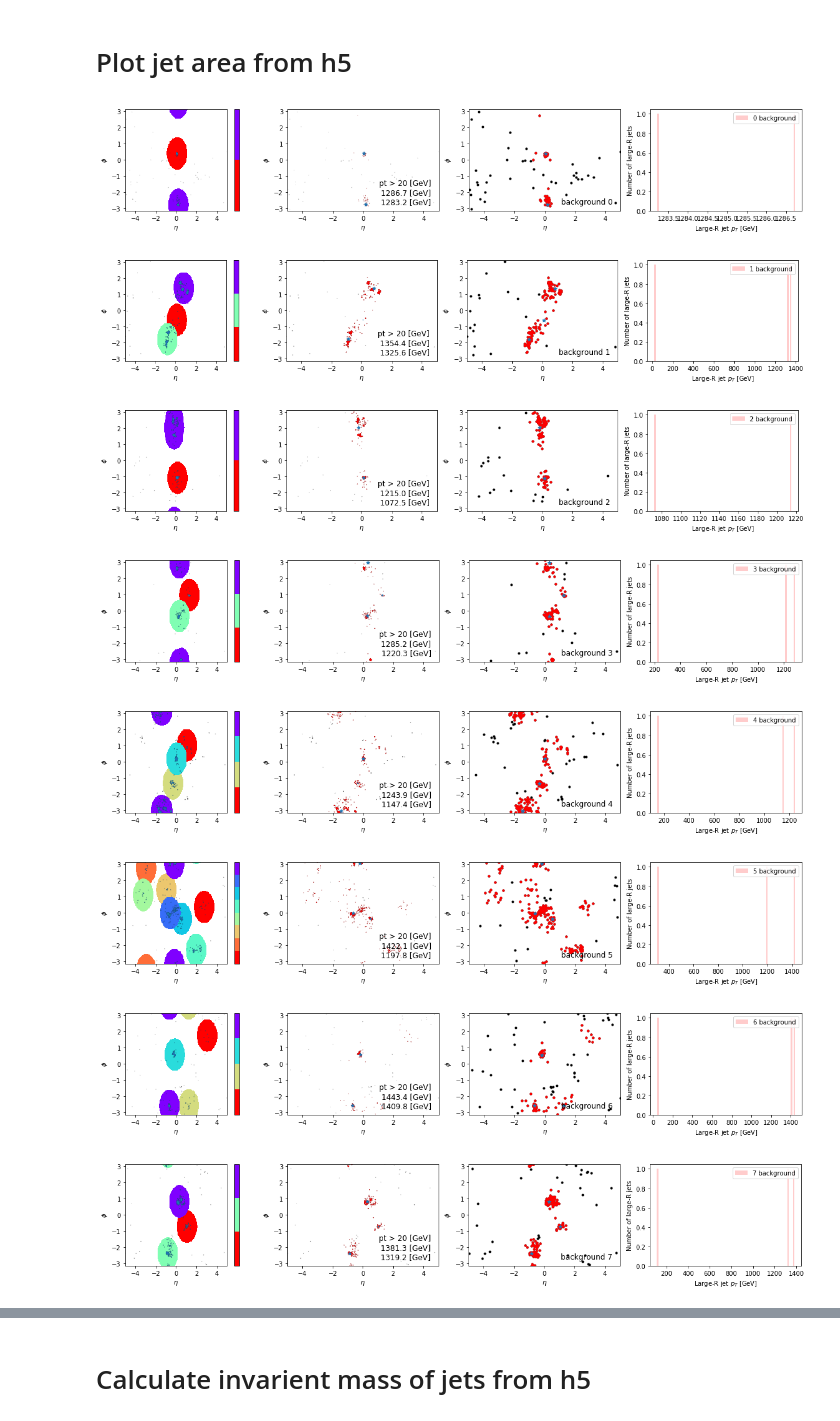
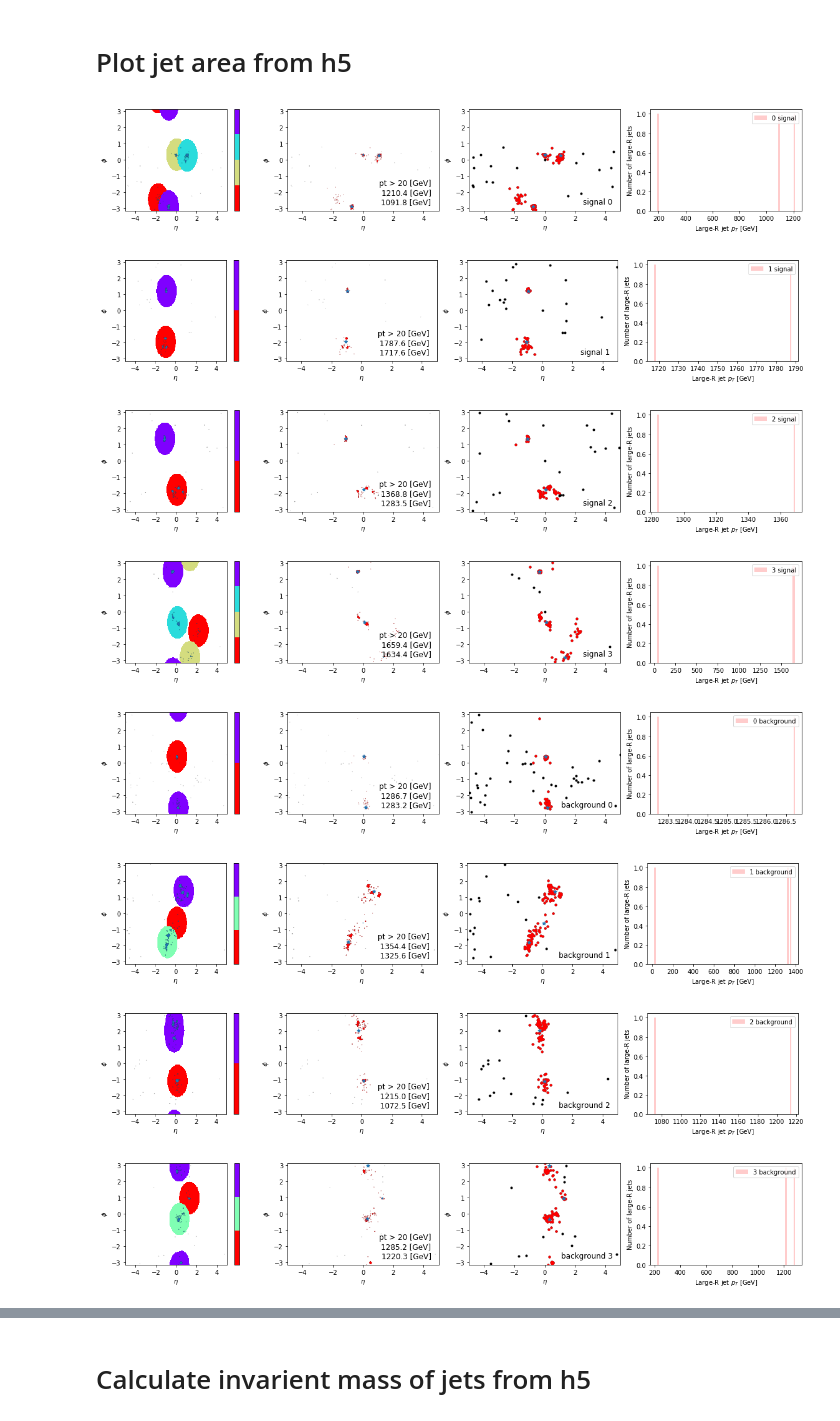
Before and after one commit to chnzhangrui/LHCOlympics2020, a Jupyter notebook: notebook/LHCOlympics2020_pyjetexample.ipynb, the cells around one changed output, grey strips where cells are left out. Saved outputs shown, nothing was run; the diff lists cells and outputs as text; code cells hidden in the pictures.

```diff
--- a/notebook/LHCOlympics2020_pyjetexample.ipynb
+++ b/notebook/LHCOlympics2020_pyjetexample.ipynb
@@ -21,7 +21,7 @@ import os.path
 # %% [markdown]
 ### Read h5 file and transpose the matrix
 # %%
-f = pd.read_hdf('../h5files/events_anomalydetection.h5', stop=1000)
+f = pd.read_hdf('../h5files/events_anomalydetection.h5')
 events_combined = f.T
-np.shape(events_combined)
+print(np.shape(events_combined.columns))
 H5output = '../h5files/'
@@ -322,7 +287,7 @@ mass  0.000000  0.000000
 # %%
 def plot_jet_area(largeRjets, hadrons, hadrons_ghosts):
 
-    jets = largeRjets.tolist()
+#     jets = largeRjets.tolist()
     fig = plt.figure(figsize=(20, 3))
 
     # define eta and phi ranges and number of bins along each axis
@@ -393,34 +358,34 @@ def plot_jet_area(largeRjets, hadrons, hadrons_ghosts):
     plt.ylabel('Number of large-R jets')
     plt.legend(loc='upper right')
 # %%
-for mytype in ['background']:
+for mytype in ['signal', 'background']:
     hadrons = readHadrons(mytype = mytype)
     hadron_ghosts = readHadrons(mytype = mytype, filename = 'hadron_ghost.h5')
     processes = readJets(mytype = mytype)
 
     try:
         jets_allevent         = next(processes)
     except StopIteration:
         print('\x1b[31m[Warn.]\x1b[0m', mytype, '\x1b[31mNO\x1b[0m', 'events')
         continue
 
     for ievt, jets_perevent in jets_allevent.iterrows():
         try:
             hadron_perevent       = next(hadrons)
             hadron_ghost_perevent = next(hadron_ghosts)
         except StopIteration:
             continue
 #         if ievt != 4: continue
         hadron_perevent = hadron_perevent.T
         hadron_ghost_perevent = hadron_ghost_perevent.T
         jets_perevent = jets_perevent.iloc[jets_perevent.nonzero()[0]]
         plot_jet_area(jets_perevent, hadron_perevent, hadron_ghost_perevent)
 # %% [output]
-[figure, old version]
+[figure, new version]
-[figure, old version]
+[figure, new version]
-[figure, old version]
+[figure, new version]
-[figure, old version]
+[figure, new version]
-[figure, old version]
+[figure, new version]
-[figure, old version]
+[figure, new version]
-[figure, old version]
+[figure, new version]
-[figure, old version]
+[figure, new version]
```
Also changed, not shown: parts of 11 cells of this notebook, 2 other files.
